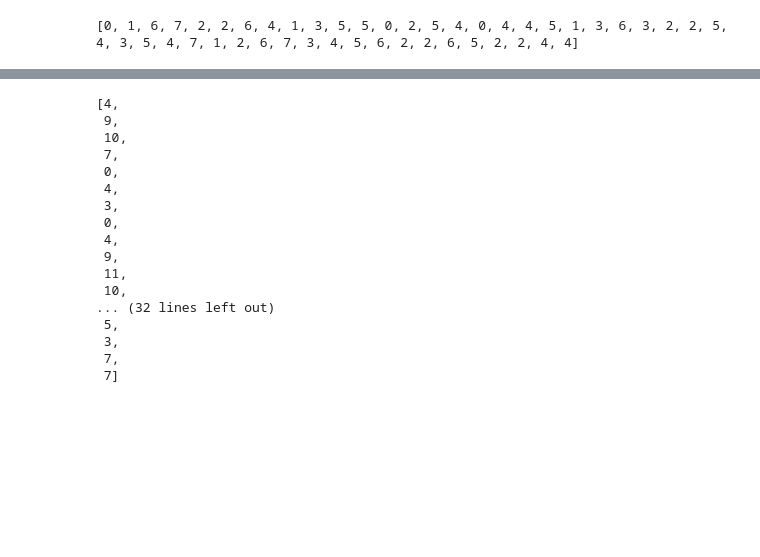
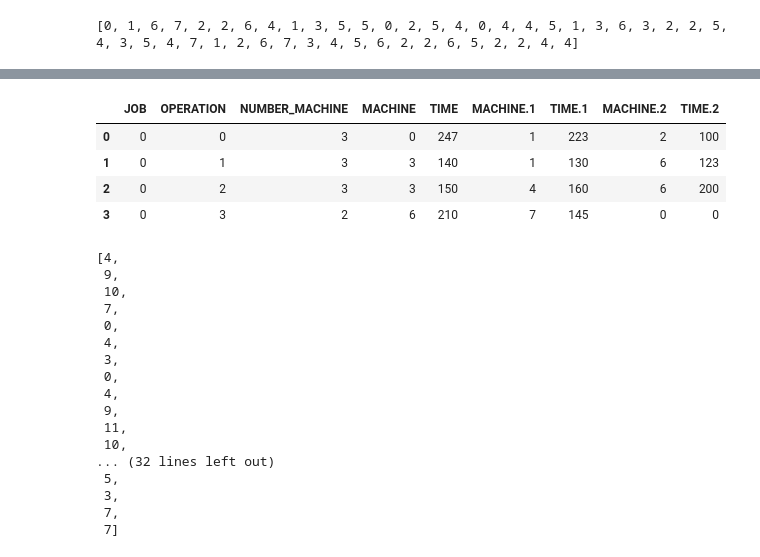
Before and after one commit to fhfmendes04/HA_FJSSP, a Jupyter notebook: HA_AG_TS.ipynb, the cells around one changed output, grey strips where cells are left out. Saved outputs shown, nothing was run; the diff lists cells and outputs as text; code cells hidden in the pictures; blank space fills up the shorter version.

```diff
--- a/HA_AG_TS.ipynb
+++ b/HA_AG_TS.ipynb
@@ -257,3 +279,11 @@ algoritmo.fitness(ind.OS, ind.MS)
+# %%
+algoritmo.df[algoritmo.df["JOB"]==0]
+# %% [output]
+|  | JOB | OPERATION | NUMBER_MACHINE | MACHINE | TIME | MACHINE.1 | TIME.1 | MACHINE.2 | TIME.2 |
+| 0 | 0 | 0 | 3 | 0 | 247 | 1 | 223 | 2 | 100 |
+| 1 | 0 | 1 | 3 | 3 | 140 | 1 | 130 | 6 | 123 |
+| 2 | 0 | 2 | 3 | 3 | 150 | 4 | 160 | 6 | 200 |
+| 3 | 0 | 3 | 2 | 6 | 210 | 7 | 145 | 0 | 0 |
 # %%
 ind.OS
 # %% [output]
```
Also changed, not shown: parts of 4 cells of this notebook.
